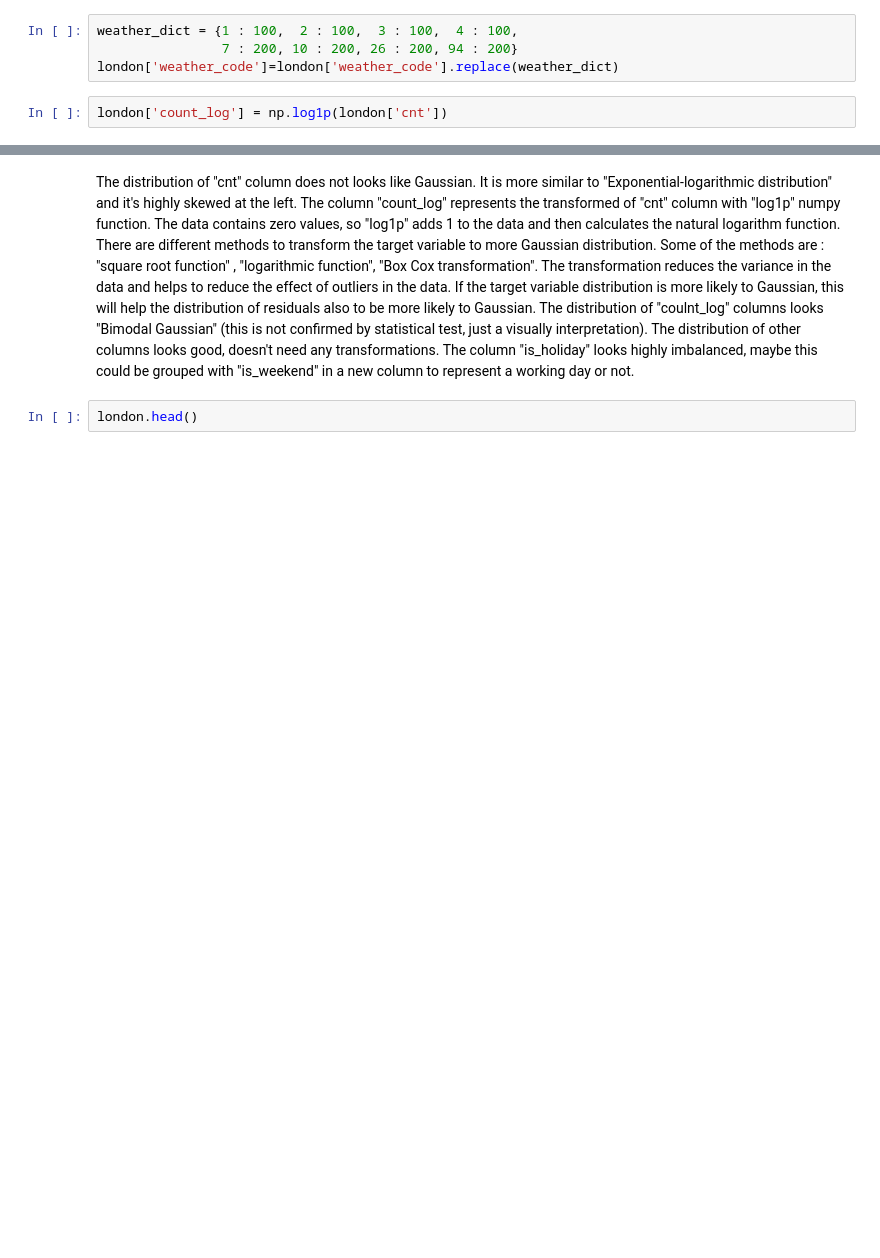
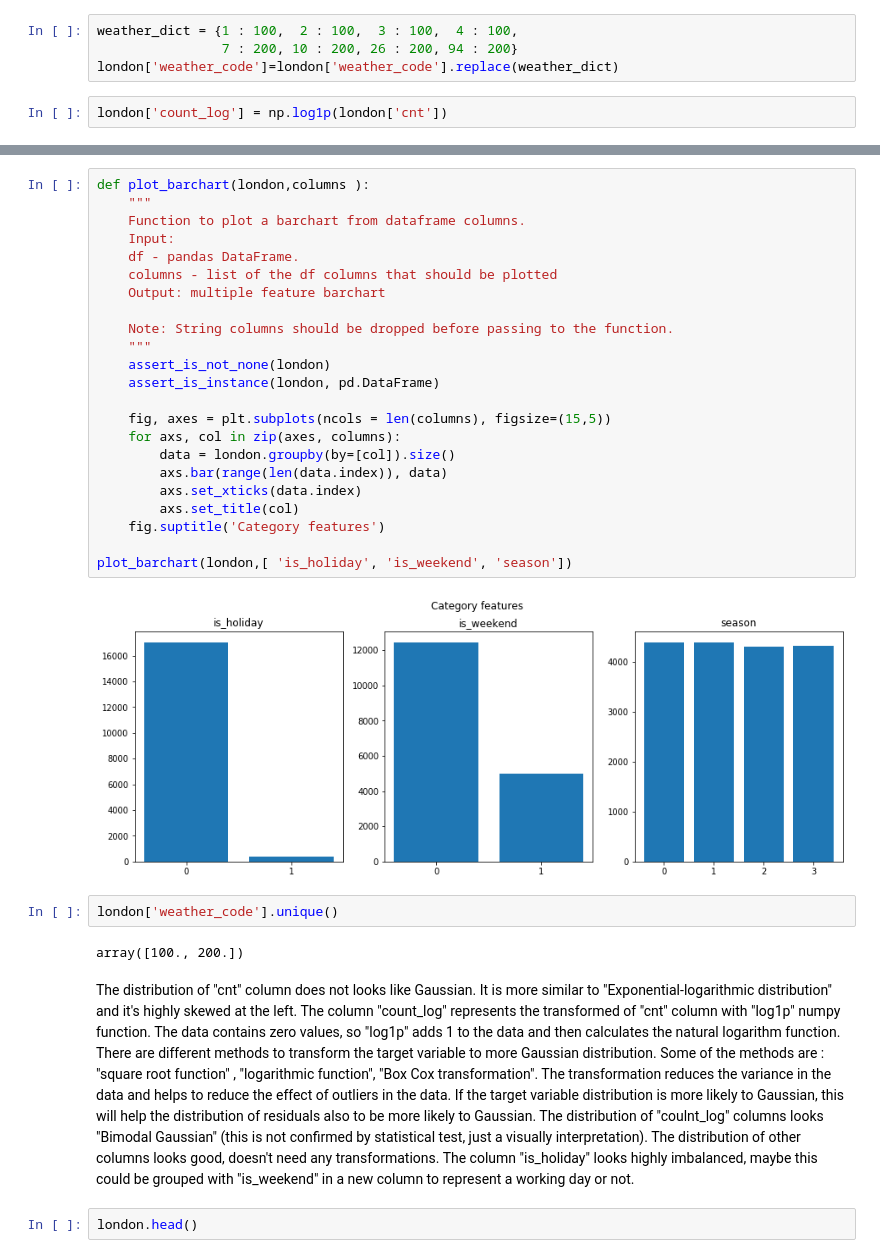
Before and after one commit to hristo-mavrodiev/London_bicycle_predictions, a Jupyter notebook: ML_Exam_softuni.ipynb, the cells around one changed output, grey strips where cells are left out. Saved outputs shown, nothing was run; the diff lists cells and outputs as text; blank space fills up the shorter version.

```diff
--- a/ML_Exam_softuni.ipynb
+++ b/ML_Exam_softuni.ipynb
@@ -201,3 +204,32 @@ plot_distribution(london,london.drop(['timestamp'],axis=1).columns, kde=False)
+# %%
+def plot_barchart(london,columns ):
+    """
+    Function to plot a barchart from dataframe columns.
+    Input:
+    df - pandas DataFrame.
+    columns - list of the df columns that should be plotted
+    Output: multiple feature barchart
+
+    Note: String columns should be dropped before passing to the function.
+    """
+    assert_is_not_none(london)
+    assert_is_instance(london, pd.DataFrame)
+
+    fig, axes = plt.subplots(ncols = len(columns), figsize=(15,5))
+    for axs, col in zip(axes, columns):
+        data = london.groupby(by=[col]).size()
+        axs.bar(range(len(data.index)), data)
+        axs.set_xticks(data.index)
+        axs.set_title(col)
+    fig.suptitle('Category features')
+
+plot_barchart(london,[ 'is_holiday', 'is_weekend', 'season'])
+# %% [output]
+[figure, added]
+# %%
+london['weather_code'].unique()
+# %% [output]
+array([100., 200.])
 # %% [markdown]
 The distribution of "cnt" column does not looks like Gaussian. It is more similar to "Exponential-logarithmic distribution" and it's highly skewed at the left. The column "count_log" represents the transformed of "cnt" column with "log1p" numpy function. The data contains zero values, so "log1p" adds 1 to the data and then calculates the natural logarithm function. There are different methods to transform the target variable to more Gaussian distribution. Some of the methods are : "square root function" , "logarithmic function", "Box Cox transformation". The transformation reduces the variance in the data and helps to reduce the effect of outliers in the data. If the target variable distribution is more likely to Gaussian, this will help the distribution of residuals also to be more likely to Gaussian. The distribution of "coulnt_log" columns looks "Bimodal Gaussian" (this is not confirmed by statistical test, just a visually interpretation). The distribution of other columns looks good, doesn't need any transformations. The column "is_holiday" looks highly imbalanced, maybe this could be grouped with "is_weekend" in a new column to represent a working day or not.
 # %%
```
Also changed, not shown: parts of 4 cells of this notebook.
